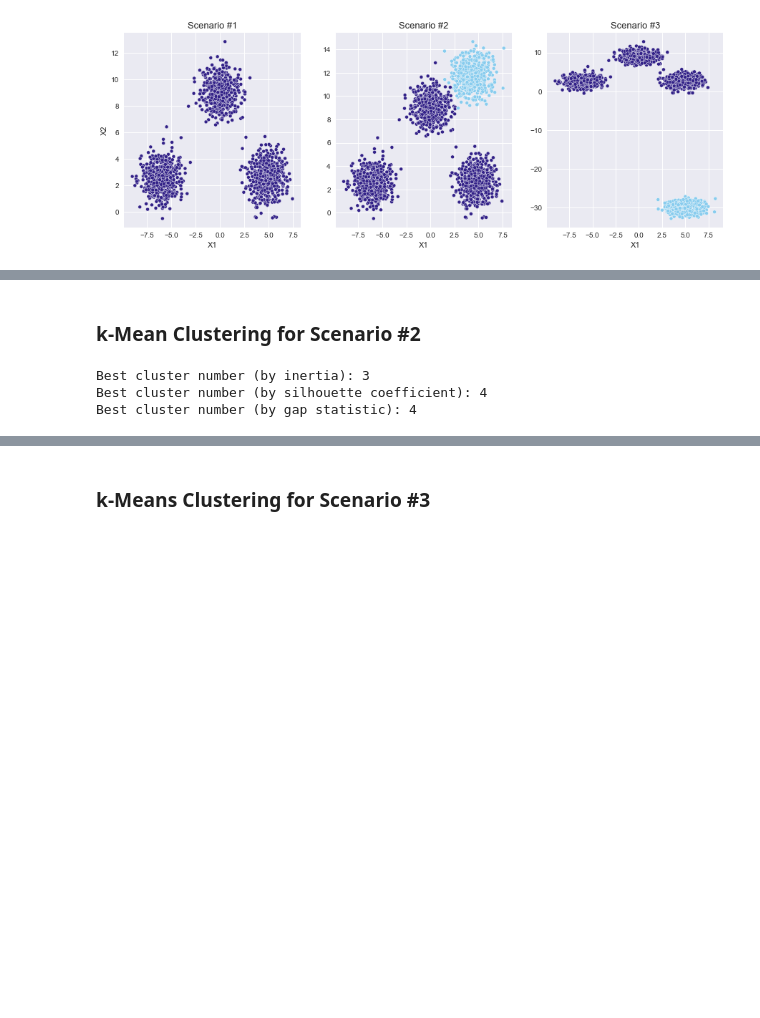
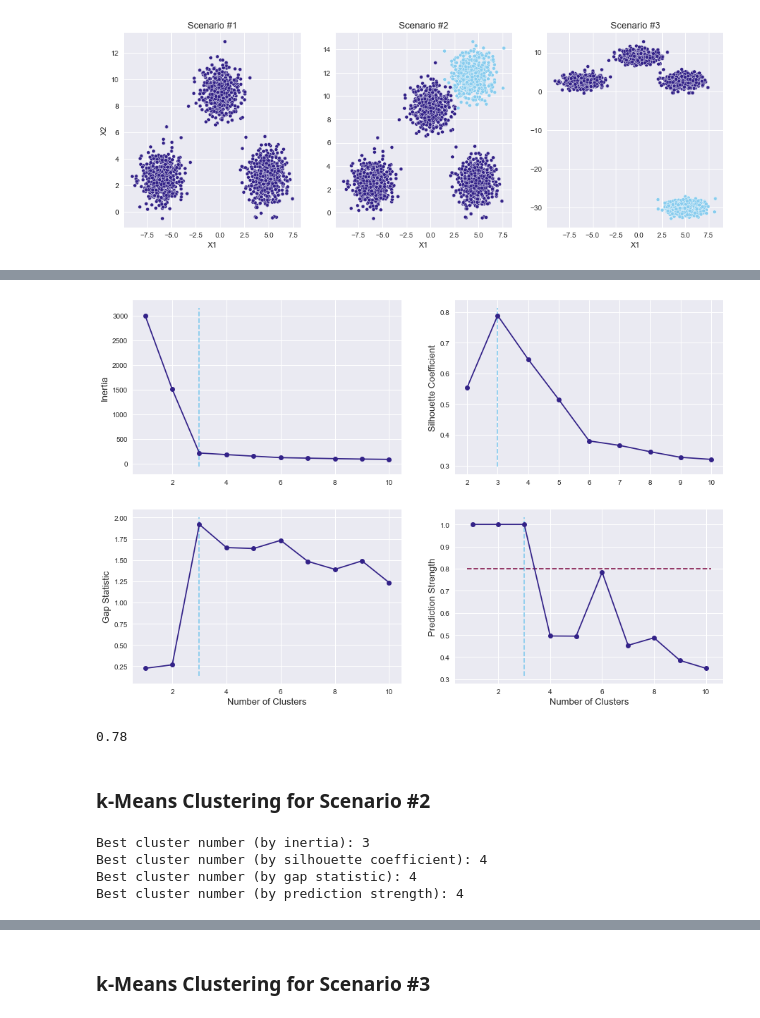
Before and after one commit to dancapellupo/featuring_data_blog, a Jupyter notebook: clustering_part1_kmeans.ipynb, the cells around one changed output, grey strips where cells are left out. Cells and saved outputs as stored; diff of their text form; code cells hidden in the pictures; blank space fills up the shorter version.

```diff
--- a/clustering_part1_kmeans.ipynb
+++ b/clustering_part1_kmeans.ipynb
@@ -259,15 +284,16 @@ show(plot_clusters(X, model.labels_, 'k-Means - Scenario #1 (with 3 clusters)'))
 # %%
-plots = []
+_ = plt.figure(figsize=(15, 10))
+
 num_clusters = np.arange(n_clusters_min, n_clusters_max+1, 1)
 
-plots.append(plot_param_by_clust_num(results_list_elbow, num_clusters, 'Inertia', 3))
+plot_param_by_clust_num(results_list_elbow, num_clusters, 'Inertia', 3)
 
-plots.append(plot_param_by_clust_num(results_list_silh, num_clusters[1:], 'Silhouette Coefficient', 3))
+plot_param_by_clust_num(results_list_silh, num_clusters[1:], 'Silhouette Coefficient', 3)
 
-plots.append(plot_param_by_clust_num(results_list_gap, num_clusters, 'Gap Statistic', 3))
+plot_param_by_clust_num(results_list_gap, num_clusters, 'Gap Statistic', 3)
+_ = plt.xlabel('Number of Clusters', fontsize=13)
 
-# plots.append(plot_param_by_clust_num(results_list_predstr, num_clusters, 'Prediction Strength', 3))
-
-layout = gridplot(plots, ncols=2)
-show(layout)
+plot_param_by_clust_num(results_list_predstr, num_clusters, 'Prediction Strength', 3)
+plt.hlines(0.8, 0.8, 10.2, color=colors[7], linestyle='dashed')
+_ = plt.xlabel('Number of Clusters', fontsize=13)
 # %% [output]
@@ -276,5 +300,11 @@ show(layout)
+[figure, added]
+# %%
+# What is the local peak value at 6 clusters for the prediction strength?
+print(round(results_list_predstr[6-1], 2))
+# %% [output]
+0.78
 # %% [markdown]
-### k-Mean Clustering for Scenario #2
+### k-Means Clustering for Scenario #2
 # %%
 # Load the data and scale it:
 X, y = blobs_2
@@ -293,13 +323,14 @@ results_list_gap, best_clust_num = kmeans_find_num_clusters(X, method='gap_stat'
                                                             n_clust_min=n_clusters_min, n_clust_max=n_clusters_max)
 print('Best cluster number (by gap statistic): {}'.format(best_clust_num))
 
-# results_list_predstr, best_clust_num = kmeans_find_num_clusters(X, method='pred_strength',
-#                                                                 n_clust_min=n_clusters_min, n_clust_max=n_clusters_max)
-# print('Best cluster number (by prediction strength): {}'.format(best_clust_num))
+results_list_predstr, best_clust_num = kmeans_find_num_clusters(X, method='pred_strength',
+                                                                n_clust_min=n_clusters_min, n_clust_max=n_clusters_max)
+print('Best cluster number (by prediction strength): {}'.format(best_clust_num))
 # %% [output]
 Best cluster number (by inertia): 3
 Best cluster number (by silhouette coefficient): 4
 Best cluster number (by gap statistic): 4
+Best cluster number (by prediction strength): 4
 # %%
 # Plot the results:
 
```
Also changed, not shown: parts of 23 cells of this notebook.
